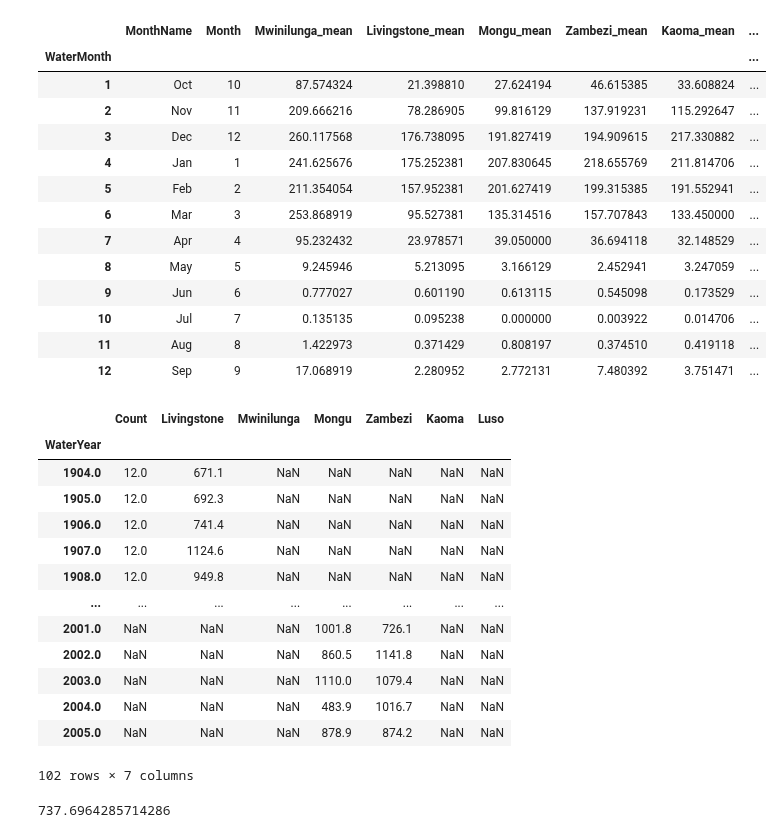
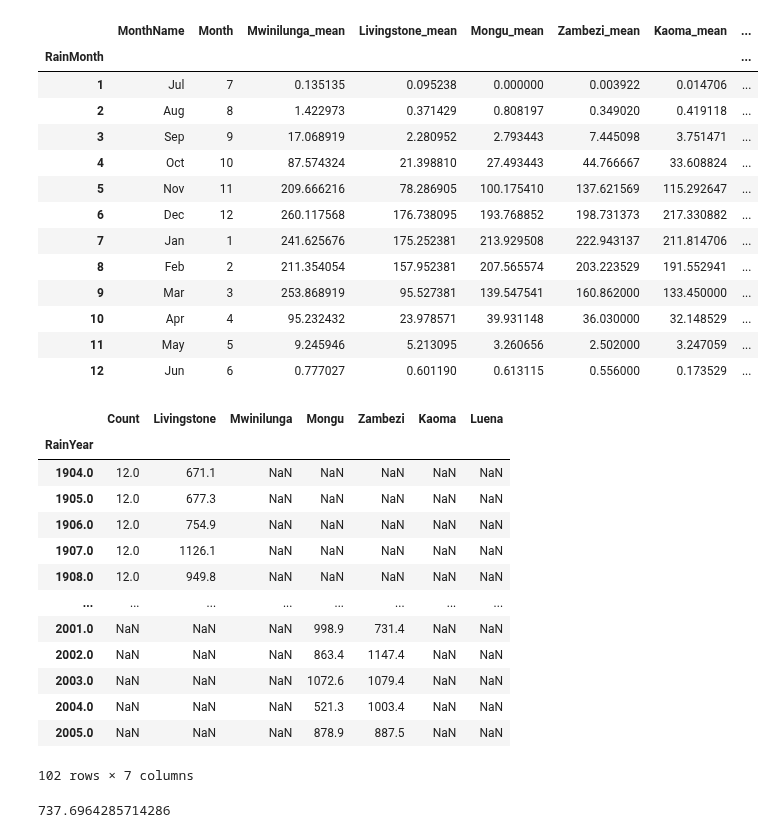
Before and after one commit to AndyFlem/ngonye-notepad, a Jupyter notebook: ngonye_rainfall.ipynb, the cells around one changed output. Drawn from its saved outputs; the diff is of its cells as text; code cells hidden in the pictures.

```diff
--- a/ngonye_rainfall.ipynb
+++ b/ngonye_rainfall.ipynb
@@ -156,5 +156,5 @@ calmonthly
 # %%
-calmonthly['Livingstone_mean']=liv.groupby('WaterMonth').mean()
+calmonthly['Livingstone_mean']=liv.groupby('RainMonth').mean()
 calmonthly
 # %% [output]
 |  | MonthName | Month | Mwinilunga_mean | Livingstone_mean |
@@ -174,5 +174,5 @@ calmonthly
 # %%
-calmonthly['Mongu_mean']=mon.groupby('WaterMonth').mean()
+calmonthly['Mongu_mean']=mon.groupby('RainMonth').mean()
 calmonthly
 # %% [output]
 |  | MonthName | Month | Mwinilunga_mean | Livingstone_mean | Mongu_mean |
@@ -192,5 +192,5 @@ calmonthly
 # %%
-calmonthly['Zambezi_mean']=zam.groupby('WaterMonth').mean()
+calmonthly['Zambezi_mean']=zam.groupby('RainMonth').mean()
 calmonthly
 # %% [output]
 |  | MonthName | Month | Mwinilunga_mean | Livingstone_mean | Mongu_mean | Zambezi_mean |
@@ -210,5 +210,5 @@ calmonthly
 # %%
-calmonthly['Kaoma_mean']=kao.groupby('WaterMonth').mean()
+calmonthly['Kaoma_mean']=kao.groupby('RainMonth').mean()
 calmonthly
 # %% [output]
 |  | MonthName | Month | Mwinilunga_mean | Livingstone_mean | Mongu_mean | Zambezi_mean | Kaoma_mean |
@@ -228,45 +228,45 @@ calmonthly
 # %%
-calmonthly['Luso_mean']=lus.groupby('WaterMonth').mean()
+calmonthly['Luena_mean']=lus.groupby('RainMonth').mean()
 calmonthly
 # %% [output]
 |  | MonthName | Month | Mwinilunga_mean | Livingstone_mean | Mongu_mean | Zambezi_mean | Kaoma_mean | ... |
-| WaterMonth |  |  |  |  |  |  |  | ... |
-| 1 | Oct | 10 | 87.574324 | 21.398810 | 27.624194 | 46.615385 | 33.608824 | ... |
-| 2 | Nov | 11 | 209.666216 | 78.286905 | 99.816129 | 137.919231 | 115.292647 | ... |
-| 3 | Dec | 12 | 260.117568 | 176.738095 | 191.827419 | 194.909615 | 217.330882 | ... |
-| 4 | Jan | 1 | 241.625676 | 175.252381 | 207.830645 | 218.655769 | 211.814706 | ... |
-| 5 | Feb | 2 | 211.354054 | 157.952381 | 201.627419 | 199.315385 | 191.552941 | ... |
-| 6 | Mar | 3 | 253.868919 | 95.527381 | 135.314516 | 157.707843 | 133.450000 | ... |
-| 7 | Apr | 4 | 95.232432 | 23.978571 | 39.050000 | 36.694118 | 32.148529 | ... |
-| 8 | May | 5 | 9.245946 | 5.213095 | 3.166129 | 2.452941 | 3.247059 | ... |
-| 9 | Jun | 6 | 0.777027 | 0.601190 | 0.613115 | 0.545098 | 0.173529 | ... |
-| 10 | Jul | 7 | 0.135135 | 0.095238 | 0.000000 | 0.003922 | 0.014706 | ... |
-| 11 | Aug | 8 | 1.422973 | 0.371429 | 0.808197 | 0.374510 | 0.419118 | ... |
-| 12 | Sep | 9 | 17.068919 | 2.280952 | 2.772131 | 7.480392 | 3.751471 | ... |
+| RainMonth |  |  |  |  |  |  |  | ... |
+| 1 | Jul | 7 | 0.135135 | 0.095238 | 0.000000 | 0.003922 | 0.014706 | ... |
+| 2 | Aug | 8 | 1.422973 | 0.371429 | 0.808197 | 0.349020 | 0.419118 | ... |
+| 3 | Sep | 9 | 17.068919 | 2.280952 | 2.793443 | 7.445098 | 3.751471 | ... |
+| 4 | Oct | 10 | 87.574324 | 21.398810 | 27.493443 | 44.766667 | 33.608824 | ... |
+| 5 | Nov | 11 | 209.666216 | 78.286905 | 100.175410 | 137.621569 | 115.292647 | ... |
+| 6 | Dec | 12 | 260.117568 | 176.738095 | 193.768852 | 198.731373 | 217.330882 | ... |
+| 7 | Jan | 1 | 241.625676 | 175.252381 | 213.929508 | 222.943137 | 211.814706 | ... |
+| 8 | Feb | 2 | 211.354054 | 157.952381 | 207.565574 | 203.223529 | 191.552941 | ... |
+| 9 | Mar | 3 | 253.868919 | 95.527381 | 139.547541 | 160.862000 | 133.450000 | ... |
+| 10 | Apr | 4 | 95.232432 | 23.978571 | 39.931148 | 36.030000 | 32.148529 | ... |
+| 11 | May | 5 | 9.245946 | 5.213095 | 3.260656 | 2.502000 | 3.247059 | ... |
+| 12 | Jun | 6 | 0.777027 | 0.601190 | 0.613115 | 0.556000 | 0.173529 | ... |
 # %%
-yearly=liv.groupby('WaterYear').count().rename(columns={"Rainfall": "Count"})
-yearly['Livingstone']=liv.groupby('WaterYear').sum()
+yearly=liv.groupby('RainYear').count().rename(columns={"Rainfall": "Count"})
+yearly['Livingstone']=liv.groupby('RainYear').sum()
 
-yearly=pd.concat([yearly,mwi.groupby('WaterYear').sum().rename(columns={"Rainfall": "Mwinilunga"})],axis=1)
-yearly=pd.concat([yearly,mon.groupby('WaterYear').sum().rename(columns={"Rainfall": "Mongu"})],axis=1)
-yearly=pd.concat([yearly,zam.groupby('WaterYear').sum().rename(columns={"Rainfall": "Zambezi"})],axis=1)
-yearly=pd.concat([yearly,kao.groupby('WaterYear').sum().rename(columns={"Rainfall": "Kaoma"})],axis=1)
-yearly=pd.concat([yearly,lus.groupby('WaterYear').sum().rename(columns={"Rainfall": "Luso"})],axis=1)
+yearly=pd.concat([yearly,mwi.groupby('RainYear').sum().rename(columns={"Rainfall": "Mwinilunga"})],axis=1)
+yearly=pd.concat([yearly,mon.groupby('RainYear').sum().rename(columns={"Rainfall": "Mongu"})],axis=1)
+yearly=pd.concat([yearly,zam.groupby('RainYear').sum().rename(columns={"Rainfall": "Zambezi"})],axis=1)
+yearly=pd.concat([yearly,kao.groupby('RainYear').sum().rename(columns={"Rainfall": "Kaoma"})],axis=1)
+yearly=pd.concat([yearly,lus.groupby('RainYear').sum().rename(columns={"Rainfall": "Luena"})],axis=1)
 yearly
 # %% [output]
-|  | Count | Livingstone | Mwinilunga | Mongu | Zambezi | Kaoma | Luso |
-| WaterYear |  |  |  |  |  |  |  |
+|  | Count | Livingstone | Mwinilunga | Mongu | Zambezi | Kaoma | Luena |
+| RainYear |  |  |  |  |  |  |  |
 | 1904.0 | 12.0 | 671.1 | NaN | NaN | NaN | NaN | NaN |
-| 1905.0 | 12.0 | 692.3 | NaN | NaN | NaN | NaN | NaN |
-| 1906.0 | 12.0 | 741.4 | NaN | NaN | NaN | NaN | NaN |
-| 1907.0 | 12.0 | 1124.6 | NaN | NaN | NaN | NaN | NaN |
+| 1905.0 | 12.0 | 677.3 | NaN | NaN | NaN | NaN | NaN |
+| 1906.0 | 12.0 | 754.9 | NaN | NaN | NaN | NaN | NaN |
+| 1907.0 | 12.0 | 1126.1 | NaN | NaN | NaN | NaN | NaN |
 | 1908.0 | 12.0 | 949.8 | NaN | NaN | NaN | NaN | NaN |
 | ... | ... | ... | ... | ... | ... | ... | ... |
-| 2001.0 | NaN | NaN | NaN | 1001.8 | 726.1 | NaN | NaN |
-| 2002.0 | NaN | NaN | NaN | 860.5 | 1141.8 | NaN | NaN |
-| 2003.0 | NaN | NaN | NaN | 1110.0 | 1079.4 | NaN | NaN |
-| 2004.0 | NaN | NaN | NaN | 483.9 | 1016.7 | NaN | NaN |
-| 2005.0 | NaN | NaN | NaN | 878.9 | 874.2 | NaN | NaN |
+| 2001.0 | NaN | NaN | NaN | 998.9 | 731.4 | NaN | NaN |
+| 2002.0 | NaN | NaN | NaN | 863.4 | 1147.4 | NaN | NaN |
+| 2003.0 | NaN | NaN | NaN | 1072.6 | 1079.4 | NaN | NaN |
+| 2004.0 | NaN | NaN | NaN | 521.3 | 1003.4 | NaN | NaN |
+| 2005.0 | NaN | NaN | NaN | 878.9 | 887.5 | NaN | NaN |
 102 rows × 7 columns
 # %%
 livingstone_annual_av=yearly['Livingstone'].mean()
```
Also changed, not shown: parts of 25 cells of this notebook, 10 other files.
